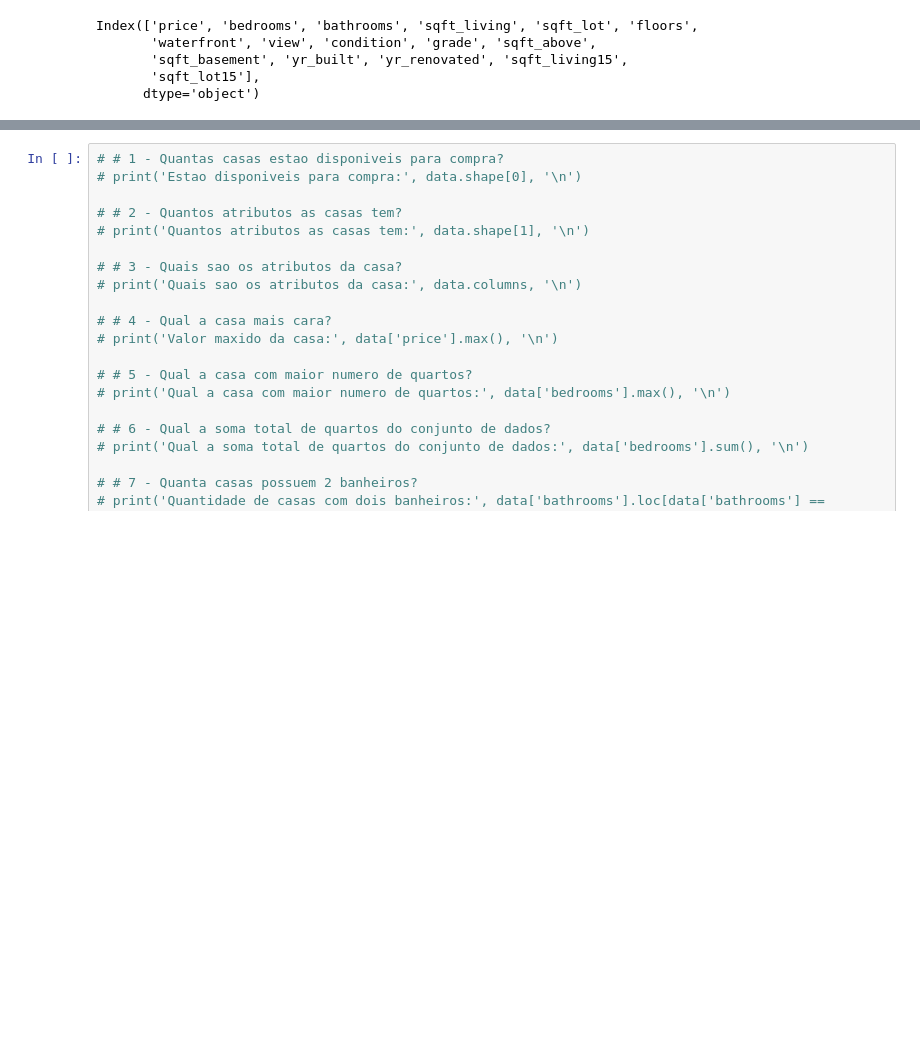
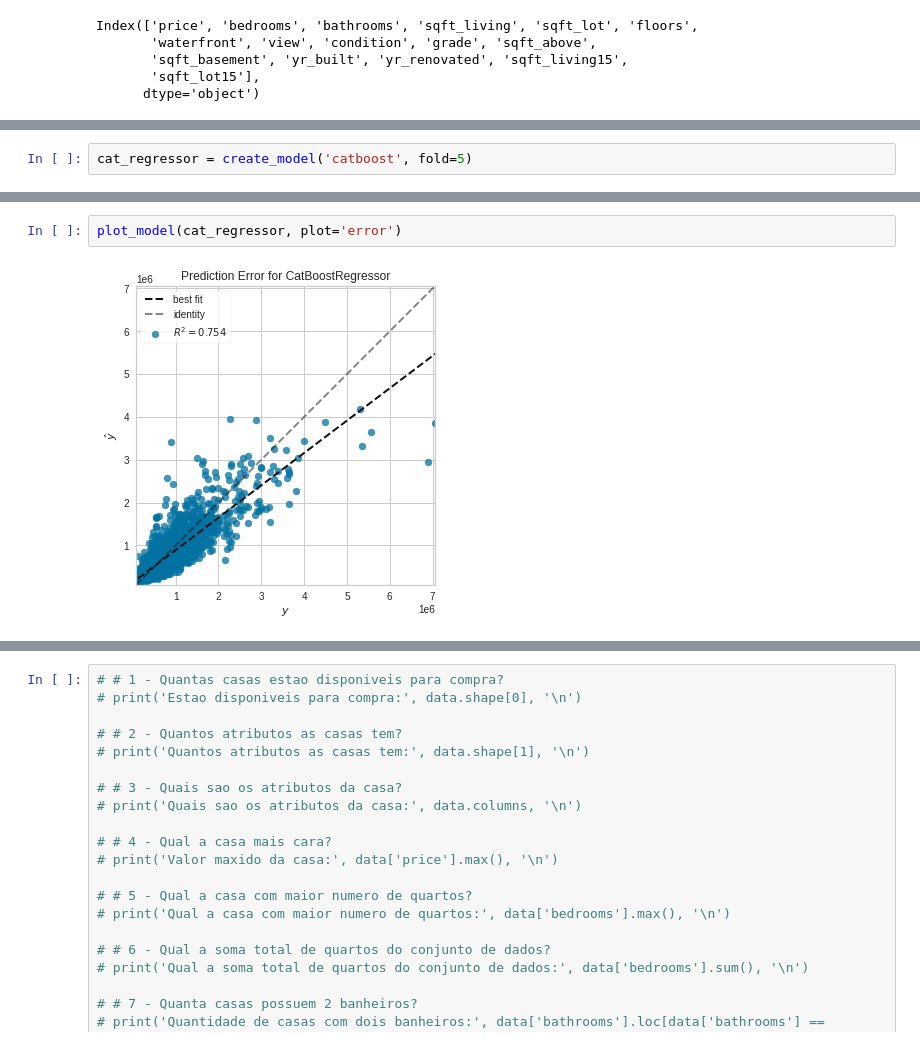
Before and after one commit to MaksonViini/Project-Price-houses, a Jupyter notebook: Price-houses.ipynb, the cells around one changed output, grey strips where cells are left out. Drawn from its saved outputs; the diff is of its cells as text; blank space fills up the shorter version.

Commit message:
Continuando o modelo de previsao de casas de seattle com pycaret autoML

```diff
--- a/Price-houses.ipynb
+++ b/Price-houses.ipynb
@@ -115,0 +93,2 @@ IntProgress(value=0, description='Processing: ', max=99)
+# %%
+cat_regressor = create_model('catboost', fold=5)
@@ -115,0 +104,4 @@ IntProgress(value=0, description='Processing: ', max=99)
+# %%
+plot_model(cat_regressor, plot='error')
+# %% [output]
+[figure, added]
```
Also changed, not shown: parts of 6 cells of this notebook.
